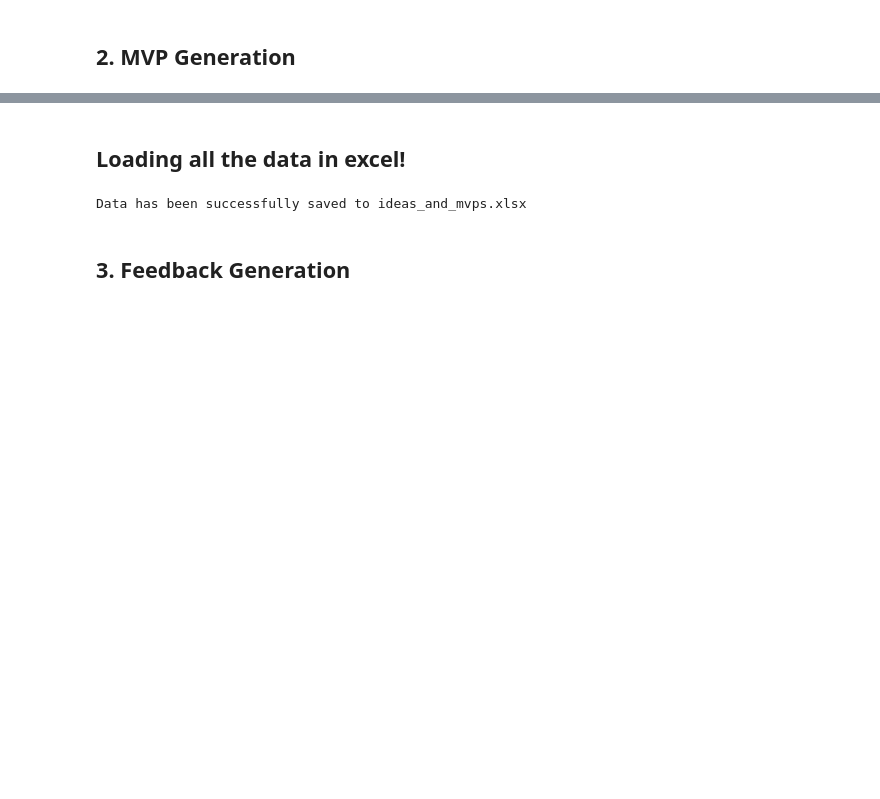
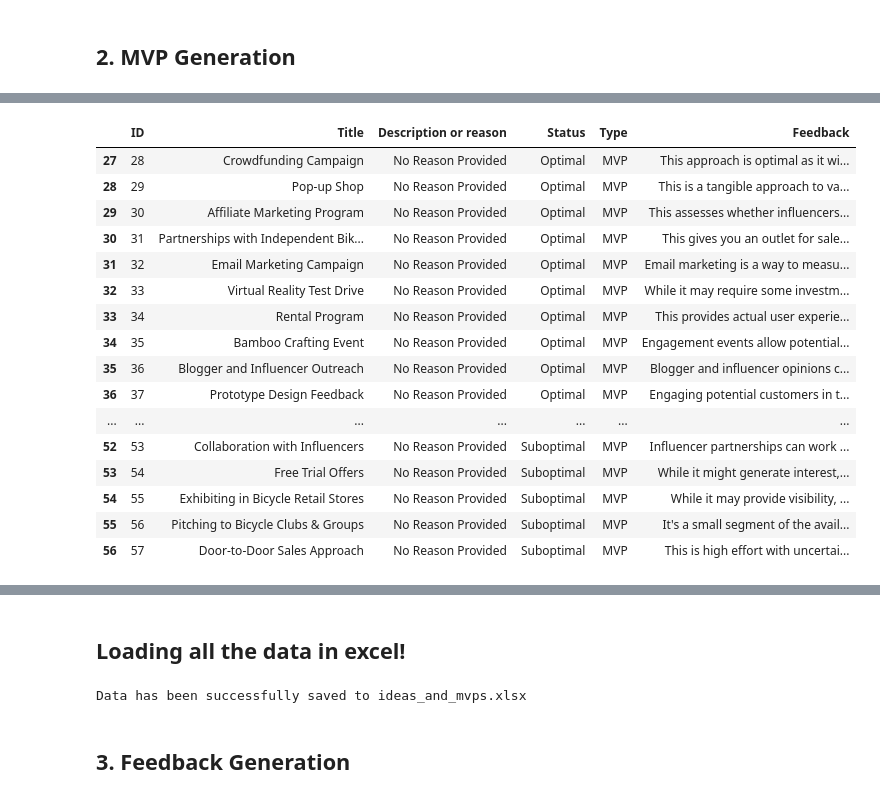
Before and after one commit to linou12/DigitalEntrepreneurshipGame, a Jupyter notebook: src/content_generation.ipynb, the cells around one changed output, grey strips where cells are left out. Drawn from its saved outputs; the diff is of its cells as text; code cells hidden in the pictures; blank space fills up the shorter version.

```diff
--- a/src/content_generation.ipynb
+++ b/src/content_generation.ipynb
@@ -601,0 +869,24 @@ extract_not_optimal_mvp(results)
+# %%
+df = pd.read_excel('ideas_and_mvps.xlsx')
+df = df.drop(columns = ["Human Feedback"])
+df = df[df["Type"] != "Idea"]
+df["ID"] = range(28, len(df) +28)
+df
+# %% [output]
+|  | ID | Title | Description or reason | Status | Type | Feedback |
+| 27 | 28 | Crowdfunding Campaign | No Reason Provided | Optimal | MVP | This approach is optimal as it wi... |
+| 28 | 29 | Pop-up Shop | No Reason Provided | Optimal | MVP | This is a tangible approach to va... |
+| 29 | 30 | Affiliate Marketing Program | No Reason Provided | Optimal | MVP | This assesses whether influencers... |
+| 30 | 31 | Partnerships with Independent Bik... | No Reason Provided | Optimal | MVP | This gives you an outlet for sale... |
+| 31 | 32 | Email Marketing Campaign | No Reason Provided | Optimal | MVP | Email marketing is a way to measu... |
+| 32 | 33 | Virtual Reality Test Drive | No Reason Provided | Optimal | MVP | While it may require some investm... |
+| 33 | 34 | Rental Program | No Reason Provided | Optimal | MVP | This provides actual user experie... |
+| 34 | 35 | Bamboo Crafting Event | No Reason Provided | Optimal | MVP | Engagement events allow potential... |
+| 35 | 36 | Blogger and Influencer Outreach | No Reason Provided | Optimal | MVP | Blogger and influencer opinions c... |
+| 36 | 37 | Prototype Design Feedback | No Reason Provided | Optimal | MVP | Engaging potential customers in t... |
+| ... | ... | ... | ... | ... | ... | ... |
+| 52 | 53 | Collaboration with Influencers | No Reason Provided | Suboptimal | MVP | Influencer partnerships can work ... |
+| 53 | 54 | Free Trial Offers | No Reason Provided | Suboptimal | MVP | While it might generate interest,... |
+| 54 | 55 | Exhibiting in Bicycle Retail Stores | No Reason Provided | Suboptimal | MVP | While it may provide visibility, ... |
+| 55 | 56 | Pitching to Bicycle Clubs & Groups | No Reason Provided | Suboptimal | MVP | It's a small segment of the avail... |
+| 56 | 57 | Door-to-Door Sales Approach | No Reason Provided | Suboptimal | MVP | This is high effort with uncertai... |
```
Also changed, not shown: parts of 28 cells of this notebook, 12 other files.
